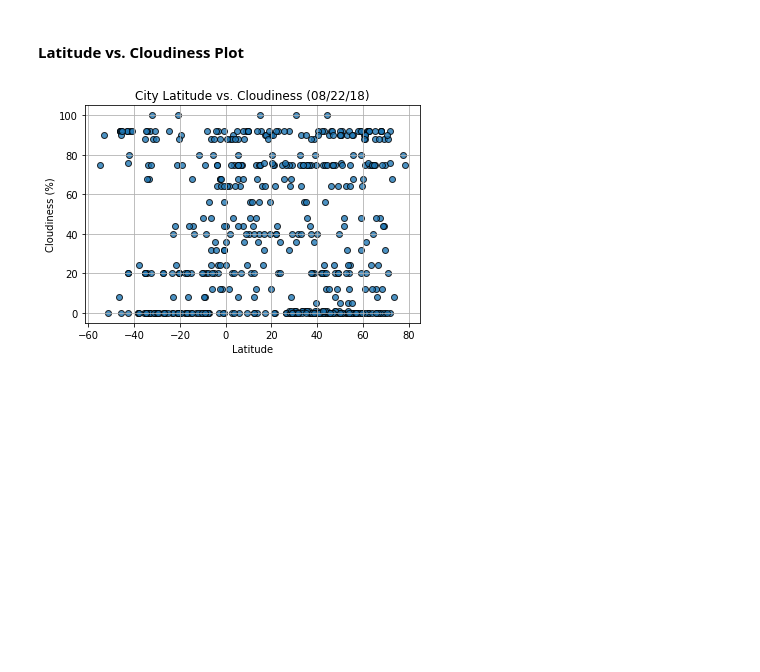
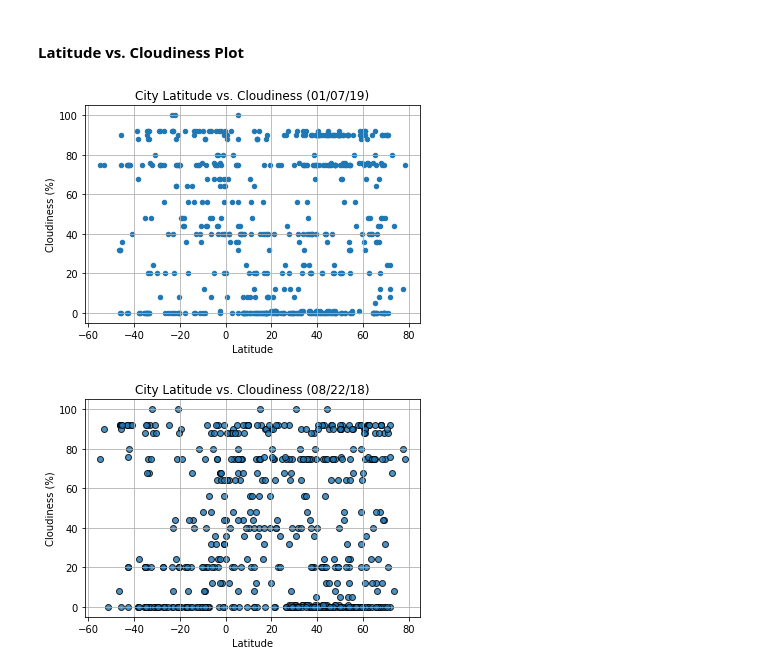
Before and after one commit to ForrestMcDougal/APIHW, a Jupyter notebook: WeatherPy.ipynb, the cells around one changed output. Cells and saved outputs as stored; diff of their text form; code cells hidden in the pictures; blank space fills up the shorter version.

```diff
--- a/WeatherPy.ipynb
+++ b/WeatherPy.ipynb
@@ -162,6 +199,13 @@ dtype: int64
 [figure]
 # %% [markdown]
 #### Latitude vs. Cloudiness Plot
+# %%
+df.plot.scatter(x='Latitude', y='Cloudiness');
+plt.grid();
+plt.title('City Latitude vs. Cloudiness (01/07/19)');
+plt.ylabel('Cloudiness (%)');
+# %% [output]
+[figure, added]
 # %%
 # %% [output]
 [figure]
```
Also changed, not shown: parts of 7 cells of this notebook, 1 other file.
